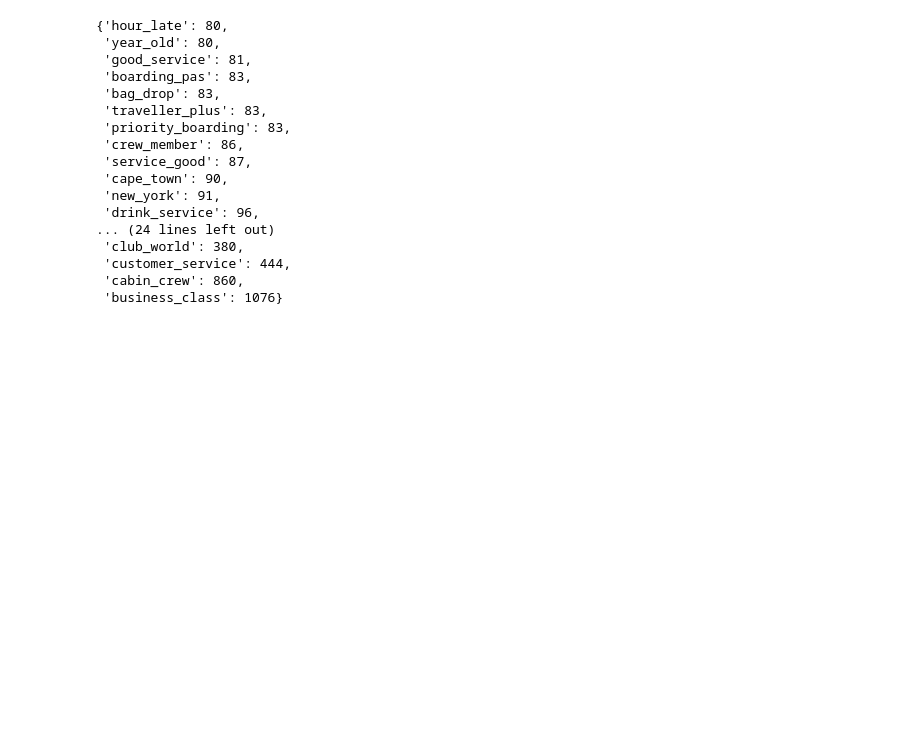
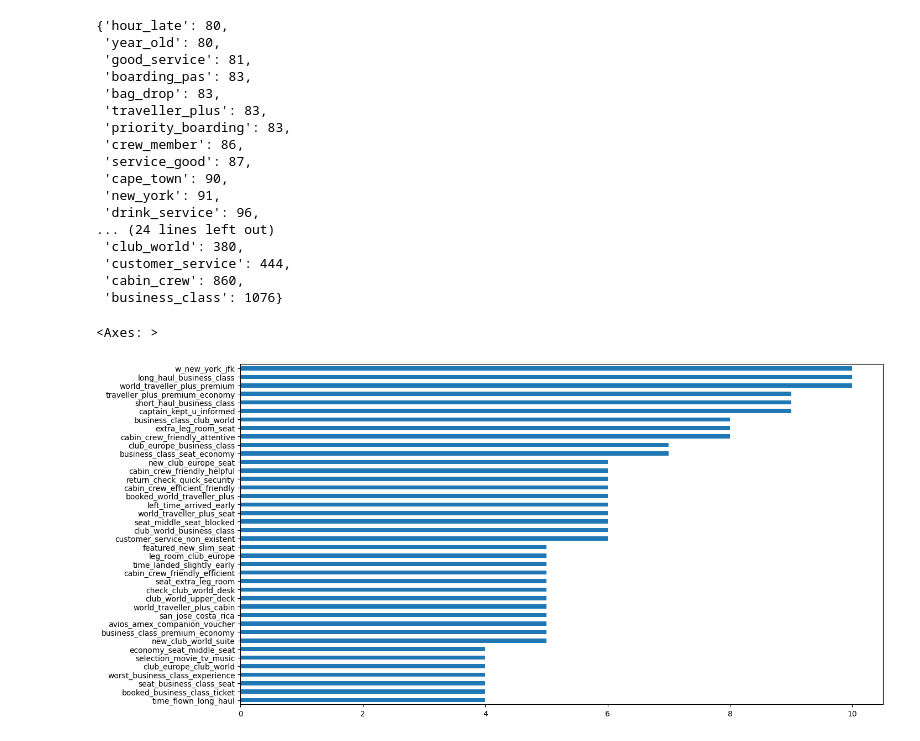
Before and after one commit to Ibeabuchi1/BA_internship, a Jupyter notebook: eda/eda_review.ipynb, the cells around one changed output. Saved outputs shown, nothing was run; the diff lists cells and outputs as text; code cells hidden in the pictures; blank space fills up the shorter version.

Commit message:
frequency distribution with ngram

```diff
--- a/eda/eda_review.ipynb
+++ b/eda/eda_review.ipynb
@@ -300,3 +296,28 @@ joined_ngram
  'customer_service': 444,
  'cabin_crew': 860,
  'business_class': 1076}
+# %%
+def get_freq_dist(words, number_of_ngrams):
+
+    from nltk import ngrams
+
+    # generate ngrams
+    n_grams = ngrams(words, number_of_ngrams)
+
+    #  frequency distribution
+    ngram_fd = FreqDist(n_grams).most_common(40)
+
+    # join values with _ for easy sorting based on highest frequency
+    joined_ngram = {"_".join(k):v for k, v in sorted(ngram_fd, key=lambda item:item[1])}
+
+    #  convert to dataframe series
+    ngram_freqdist = pd.Series(joined_ngram)
+    plt.figure(figsize=(15,8))
+    ax = ngram_freqdist.plot(kind='barh')
+
+    return ax
+# %%
+get_freq_dist(new_words, 4)
+# %% [output]
+<Axes: >
+[figure, added]
```
Also changed, not shown: parts of 6 cells of this notebook.
